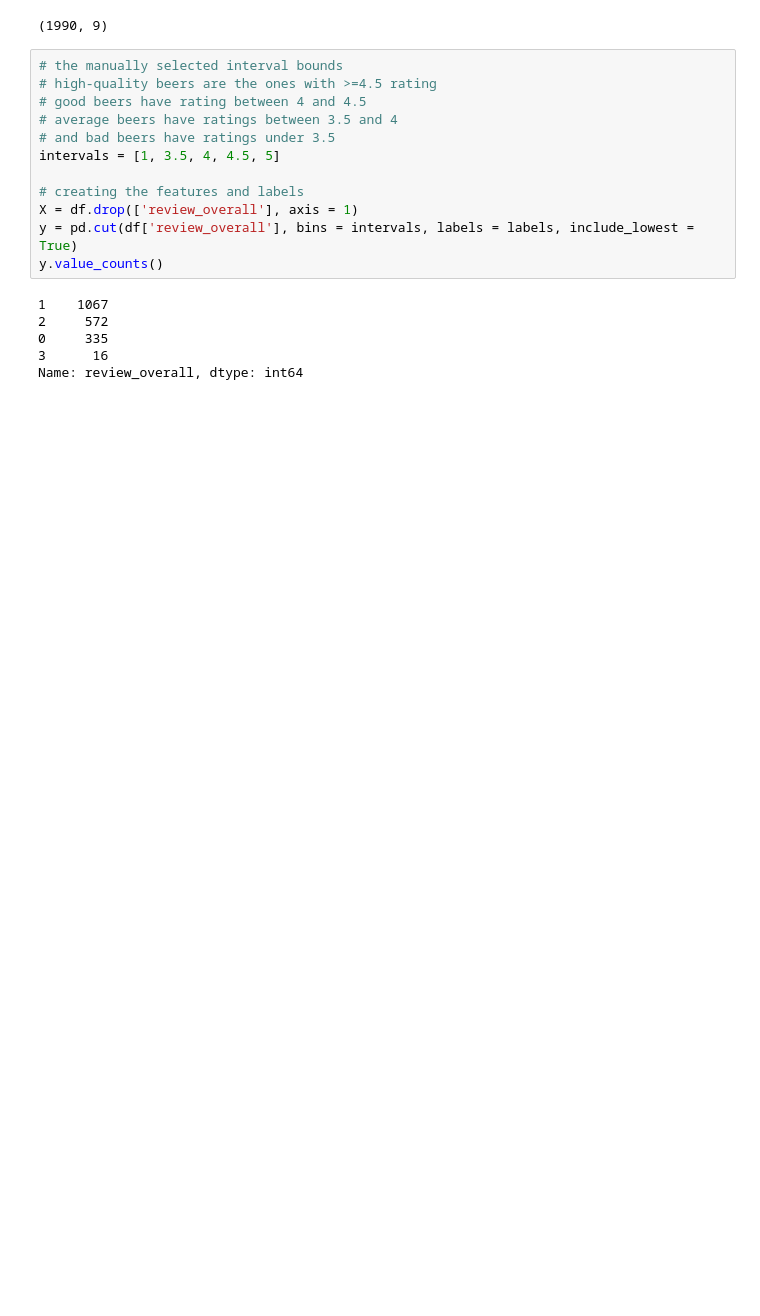
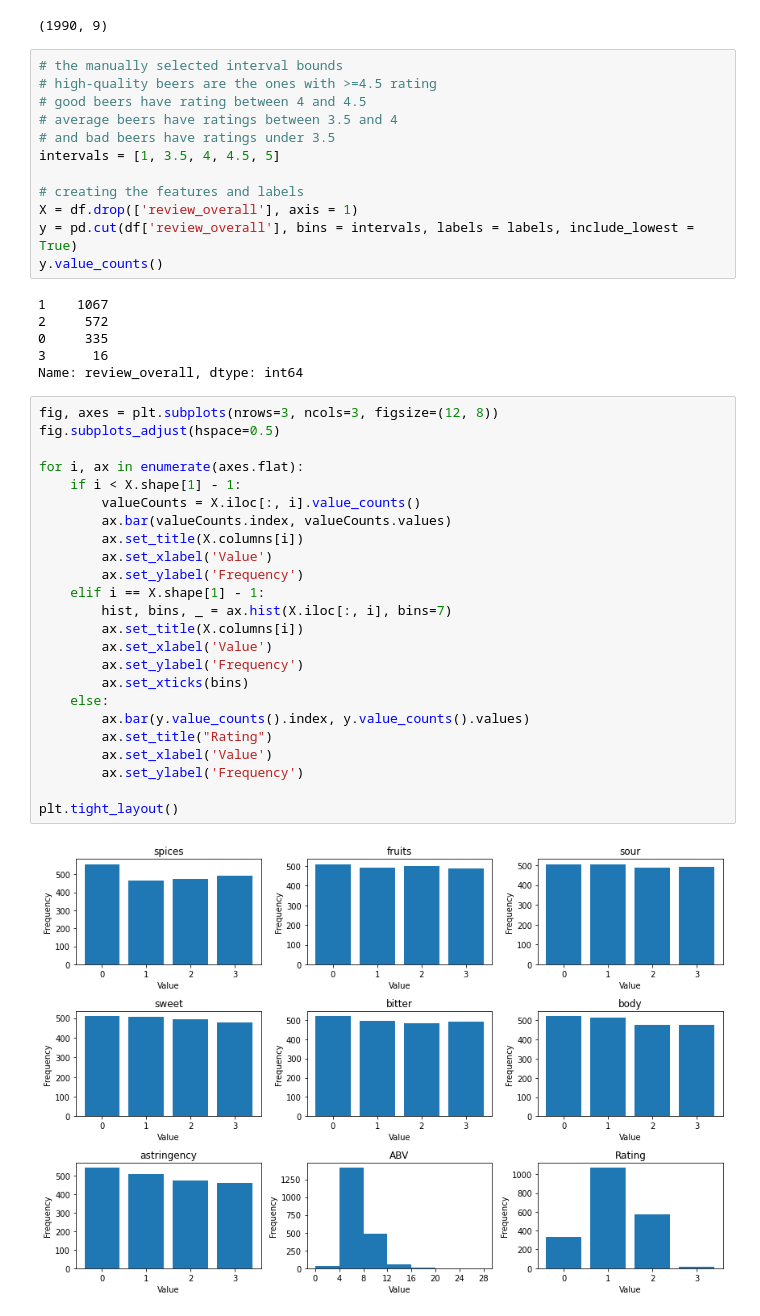
Before and after one commit to marusearadu/CS-C3240-ML-Project, a Jupyter notebook: mlProj.ipynb, the cells around one changed output. Drawn from its saved outputs; the diff is of its cells as text; blank space fills up the shorter version.

```diff
--- a/mlProj.ipynb
+++ b/mlProj.ipynb
@@ -69,3 +80,29 @@ y.value_counts()
 0     335
 3      16
 Name: review_overall, dtype: int64
+# %%
+fig, axes = plt.subplots(nrows=3, ncols=3, figsize=(12, 8))
+fig.subplots_adjust(hspace=0.5)
+
+for i, ax in enumerate(axes.flat):
+    if i < X.shape[1] - 1:
+        valueCounts = X.iloc[:, i].value_counts()
+        ax.bar(valueCounts.index, valueCounts.values)
+        ax.set_title(X.columns[i])
+        ax.set_xlabel('Value')
+        ax.set_ylabel('Frequency')
+    elif i == X.shape[1] - 1:
+        hist, bins, _ = ax.hist(X.iloc[:, i], bins=7)
+        ax.set_title(X.columns[i])
+        ax.set_xlabel('Value')
+        ax.set_ylabel('Frequency')
+        ax.set_xticks(bins)
+    else:
+        ax.bar(y.value_counts().index, y.value_counts().values)
+        ax.set_title("Rating")
+        ax.set_xlabel('Value')
+        ax.set_ylabel('Frequency')
+
+plt.tight_layout()
+# %% [output]
+[figure, added]
```
Also changed, not shown: parts of 8 cells of this notebook.
